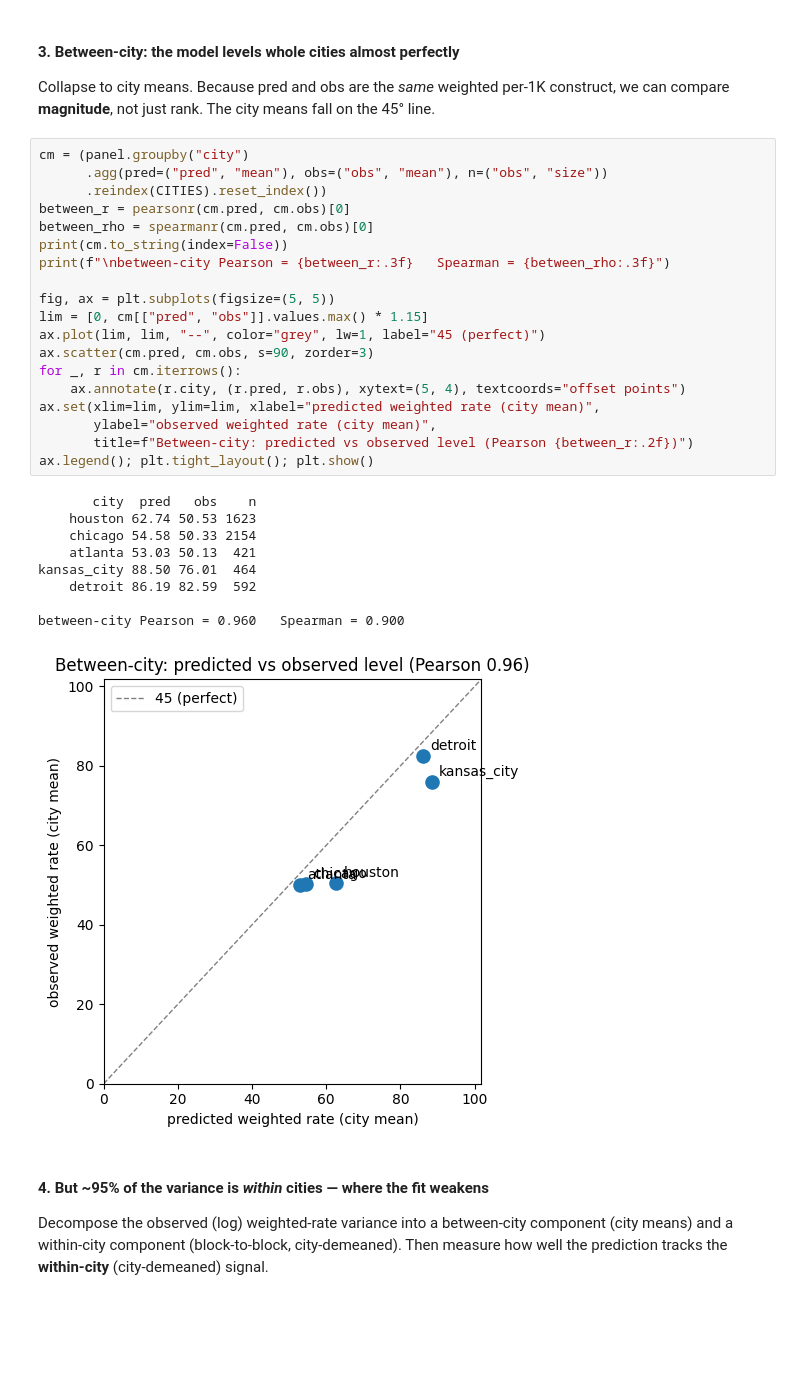
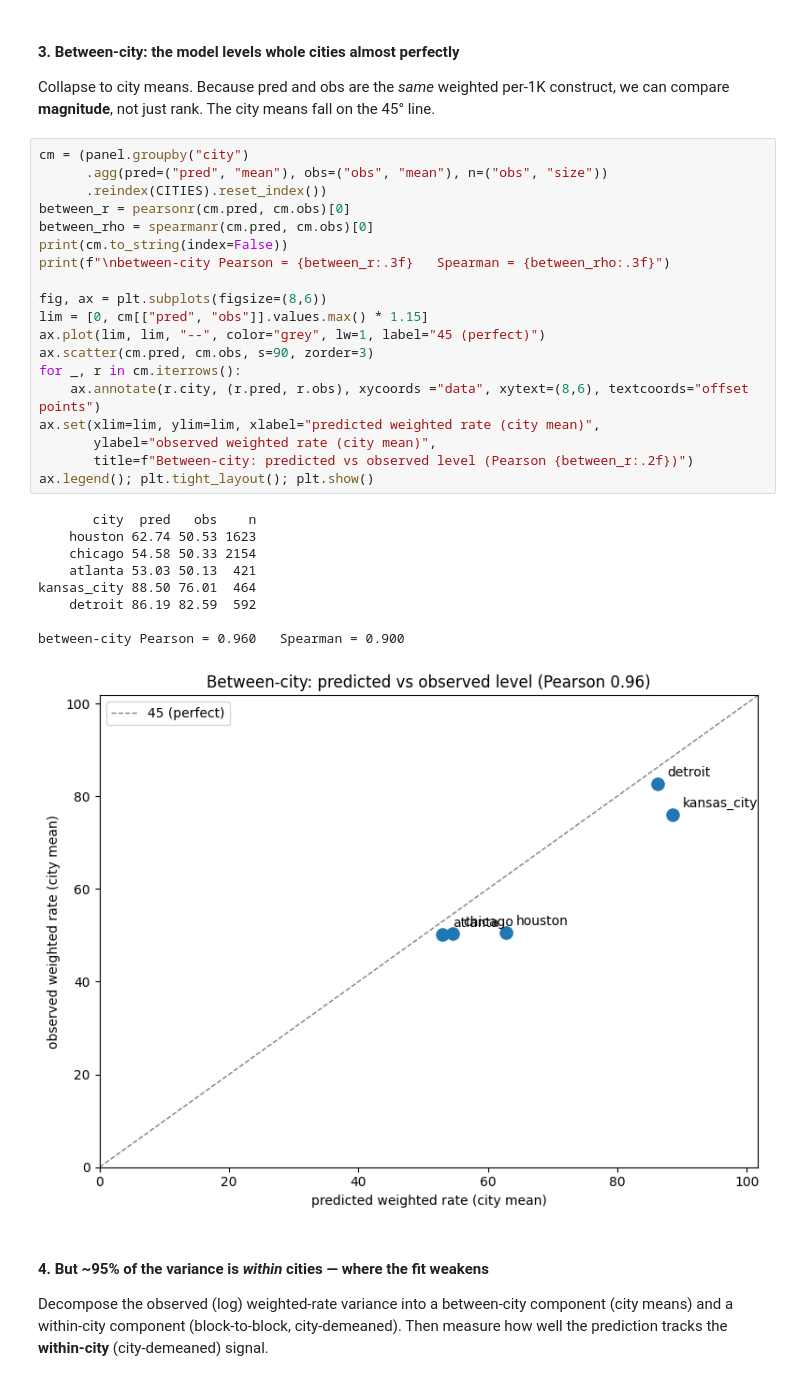
Before and after one commit to eprashar-clgx/crime-idx-2026, a Jupyter notebook: notebooks/regression_modelling/models/04_bg_comparison.ipynb, the cells around one changed output. Drawn from its saved outputs; the diff is of its cells as text; blank space fills up the shorter version.

```diff
--- a/notebooks/regression_modelling/models/04_bg_comparison.ipynb
+++ b/notebooks/regression_modelling/models/04_bg_comparison.ipynb
@@ -123,32 +126,32 @@ can compare **magnitude**, not just rank. The city means fall on the 45° line.
 # %%
 cm = (panel.groupby("city")
       .agg(pred=("pred", "mean"), obs=("obs", "mean"), n=("obs", "size"))
       .reindex(CITIES).reset_index())
 between_r = pearsonr(cm.pred, cm.obs)[0]
 between_rho = spearmanr(cm.pred, cm.obs)[0]
 print(cm.to_string(index=False))
 print(f"\nbetween-city Pearson = {between_r:.3f}   Spearman = {between_rho:.3f}")
 
-fig, ax = plt.subplots(figsize=(5, 5))
+fig, ax = plt.subplots(figsize=(8,6))
 lim = [0, cm[["pred", "obs"]].values.max() * 1.15]
 ax.plot(lim, lim, "--", color="grey", lw=1, label="45 (perfect)")
 ax.scatter(cm.pred, cm.obs, s=90, zorder=3)
 for _, r in cm.iterrows():
-    ax.annotate(r.city, (r.pred, r.obs), xytext=(5, 4), textcoords="offset points")
+    ax.annotate(r.city, (r.pred, r.obs), xycoords ="data", xytext=(8,6), textcoords="offset points")
 ax.set(xlim=lim, ylim=lim, xlabel="predicted weighted rate (city mean)",
        ylabel="observed weighted rate (city mean)",
        title=f"Between-city: predicted vs observed level (Pearson {between_r:.2f})")
 ax.legend(); plt.tight_layout(); plt.show()
 # %% [output]
        city  pred   obs    n
     houston 62.74 50.53 1623
     chicago 54.58 50.33 2154
     atlanta 53.03 50.13  421
 kansas_city 88.50 76.01  464
     detroit 86.19 82.59  592
 
 between-city Pearson = 0.960   Spearman = 0.900
-[figure, old version]
+[figure, new version]
 # %% [markdown]
 #### 4. But ~95% of the variance is *within* cities — where the fit weakens
 
```
Also changed, not shown: parts of 10 cells of this notebook.
